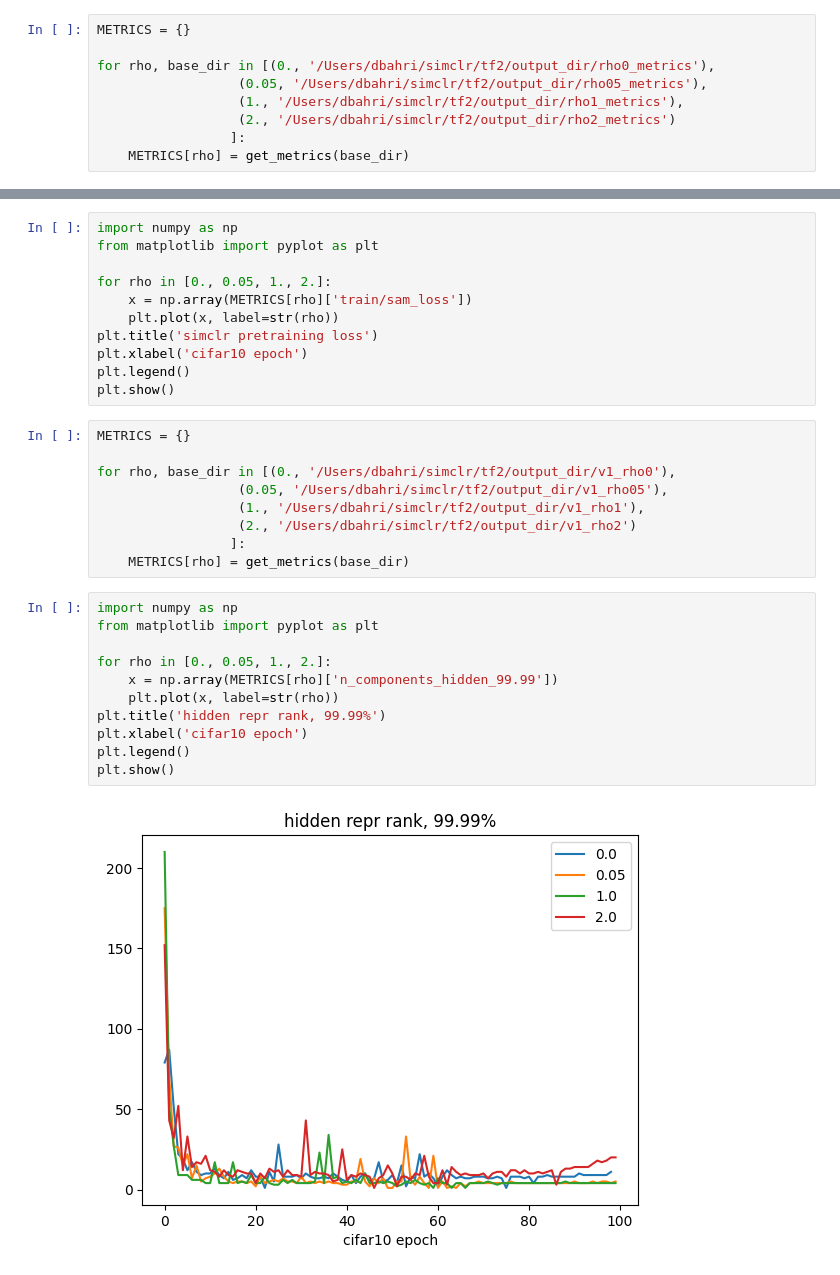
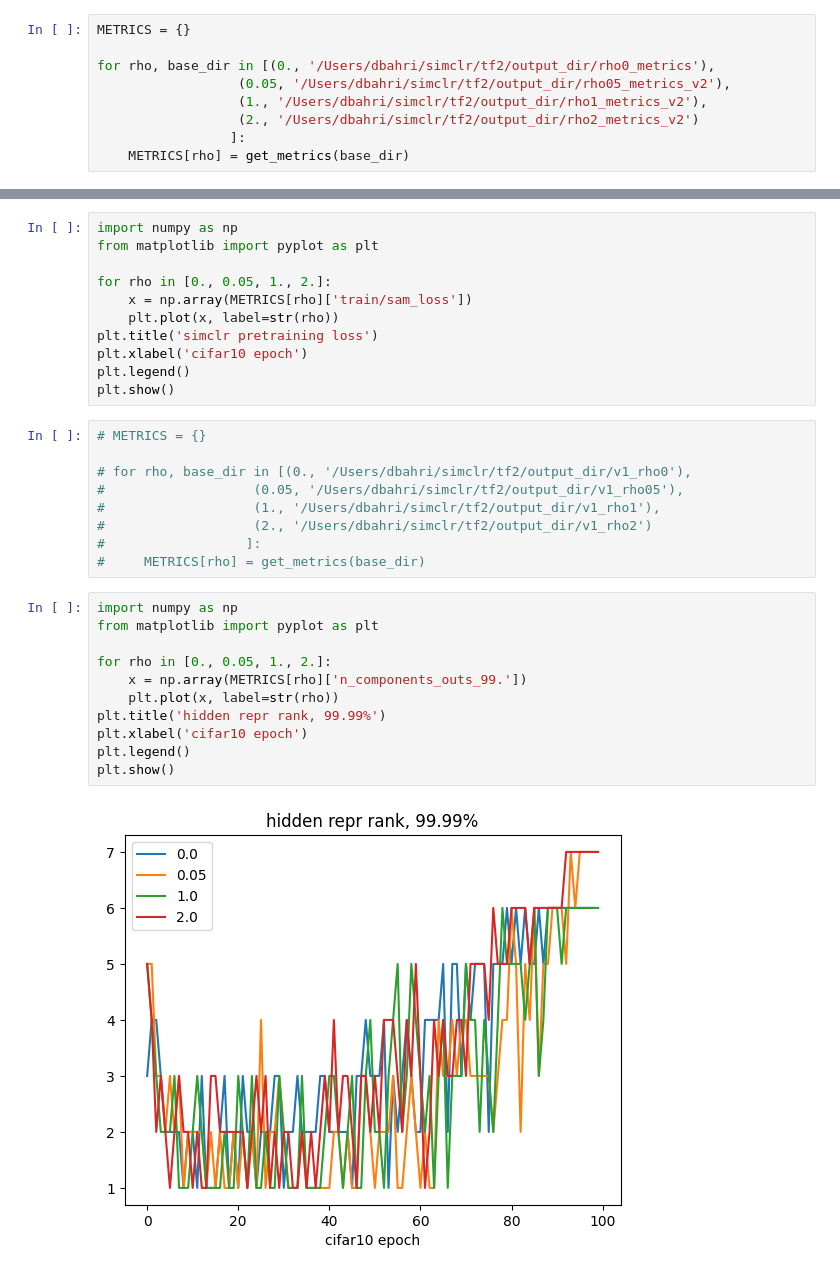
Before and after one commit to dbahri/simclr, a Jupyter notebook: tf2/get_metrics.ipynb, the cells around one changed output, grey strips where cells are left out. Cells and saved outputs as stored; diff of their text form.

```diff
--- a/tf2/get_metrics.ipynb
+++ b/tf2/get_metrics.ipynb
@@ -24,8 +24,8 @@ m = get_metrics('/Users/dbahri/simclr/tf2/output_dir/rho2_metrics')
 METRICS = {}
 
 for rho, base_dir in [(0., '/Users/dbahri/simclr/tf2/output_dir/rho0_metrics'),
-                  (0.05, '/Users/dbahri/simclr/tf2/output_dir/rho05_metrics'),
-                  (1., '/Users/dbahri/simclr/tf2/output_dir/rho1_metrics'),
-                  (2., '/Users/dbahri/simclr/tf2/output_dir/rho2_metrics')
+                  (0.05, '/Users/dbahri/simclr/tf2/output_dir/rho05_metrics_v2'),
+                  (1., '/Users/dbahri/simclr/tf2/output_dir/rho1_metrics_v2'),
+                  (2., '/Users/dbahri/simclr/tf2/output_dir/rho2_metrics_v2')
                  ]:
     METRICS[rho] = get_metrics(base_dir)
@@ -41,24 +61,24 @@ plt.xlabel('cifar10 epoch')
 plt.legend()
 plt.show()
 # %%
-METRICS = {}
+# METRICS = {}
 
-for rho, base_dir in [(0., '/Users/dbahri/simclr/tf2/output_dir/v1_rho0'),
-                  (0.05, '/Users/dbahri/simclr/tf2/output_dir/v1_rho05'),
-                  (1., '/Users/dbahri/simclr/tf2/output_dir/v1_rho1'),
-                  (2., '/Users/dbahri/simclr/tf2/output_dir/v1_rho2')
-                 ]:
-    METRICS[rho] = get_metrics(base_dir)
+# for rho, base_dir in [(0., '/Users/dbahri/simclr/tf2/output_dir/v1_rho0'),
+#                   (0.05, '/Users/dbahri/simclr/tf2/output_dir/v1_rho05'),
+#                   (1., '/Users/dbahri/simclr/tf2/output_dir/v1_rho1'),
+#                   (2., '/Users/dbahri/simclr/tf2/output_dir/v1_rho2')
+#                  ]:
+#     METRICS[rho] = get_metrics(base_dir)
 # %%
 import numpy as np
 from matplotlib import pyplot as plt
 
 for rho in [0., 0.05, 1., 2.]:
-    x = np.array(METRICS[rho]['n_components_hidden_99.99'])
+    x = np.array(METRICS[rho]['n_components_outs_99.'])
     plt.plot(x, label=str(rho))
 plt.title('hidden repr rank, 99.99%')
 plt.xlabel('cifar10 epoch')
 plt.legend()
 plt.show()
 # %% [output]
-[figure, old version]
+[figure, new version]
```
Also changed, not shown: parts of 3 cells of this notebook, 1 other file.
